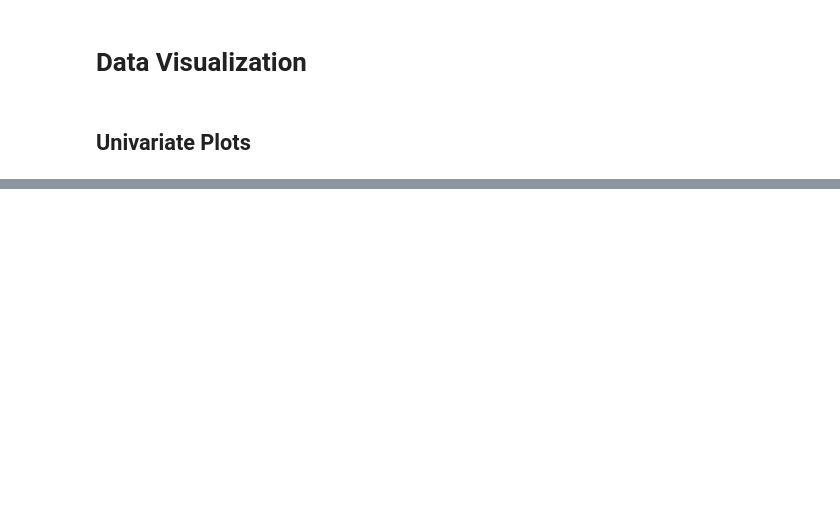
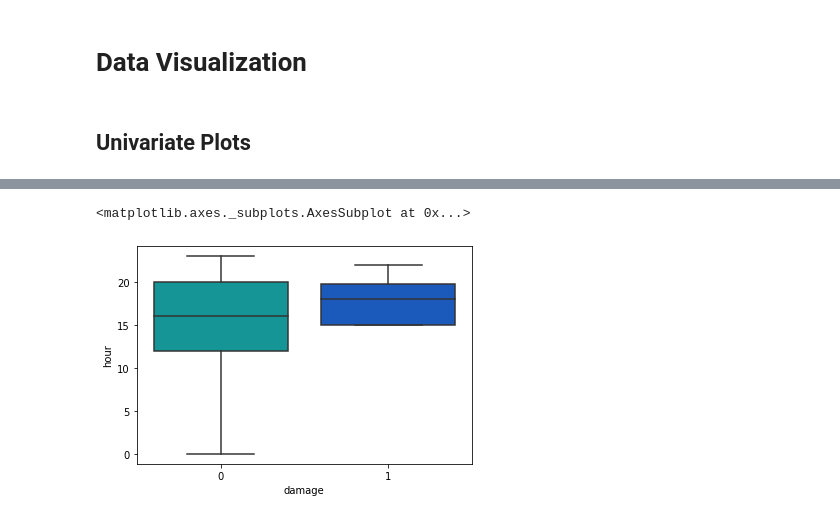
Before and after one commit to divyatv/MachineLearning_ChicagoCrime, a Jupyter notebook: start.ipynb, the cells around one changed output, grey strips where cells are left out. Cells and saved outputs as stored; diff of their text form; code cells hidden in the pictures; blank space fills up the shorter version.

```diff
--- a/start.ipynb
+++ b/start.ipynb
@@ -307,0 +208,5 @@ sns.pairplot(df,hue='battery')
+# %%
+sns.boxplot(x='damage' ,y='hour' ,data=df , palette='winter_r')
+# %% [output]
+<matplotlib.axes._subplots.AxesSubplot at 0x...>
+[figure, added]
```
Also changed, not shown: parts of 64 cells of this notebook, 2 other files.
